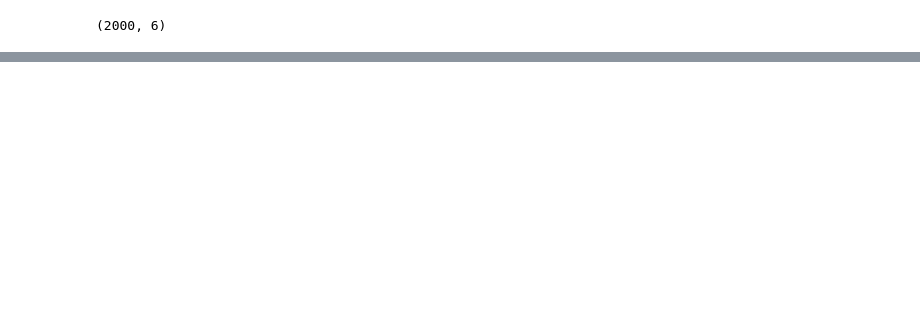
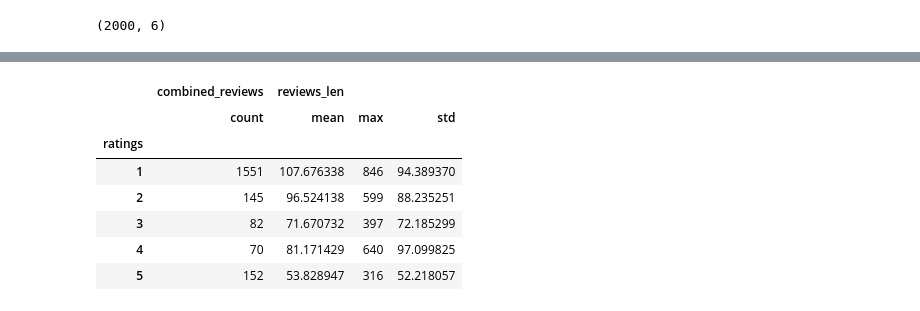
Before and after one commit to CarlOsito16/Hexamind, a Jupyter notebook: Clustering/unsupervised/clustering.ipynb, the cells around one changed output, grey strips where cells are left out. Cells and saved outputs as stored; diff of their text form; code cells hidden in the pictures; blank space fills up the shorter version.

```diff
--- a/Clustering/unsupervised/clustering.ipynb
+++ b/Clustering/unsupervised/clustering.ipynb
@@ -26,0 +60,12 @@ clean_df.to_csv('clean_df.csv')
+# %%
+clean_df.groupby('ratings').aggregate({'combined_reviews' : ['count'],
+                                       'reviews_len': ['mean', 'max', 'std']})
+# %% [output]
+|  | combined_reviews | reviews_len |  |  |
+|  | count | mean | max | std |
+| ratings |  |  |  |  |
+| 1 | 1551 | 107.676338 | 846 | 94.389370 |
+| 2 | 145 | 96.524138 | 599 | 88.235251 |
+| 3 | 82 | 71.670732 | 397 | 72.185299 |
+| 4 | 70 | 81.171429 | 640 | 97.099825 |
+| 5 | 152 | 53.828947 | 316 | 52.218057 |
```
Also changed, not shown: parts of 15 cells of this notebook.
